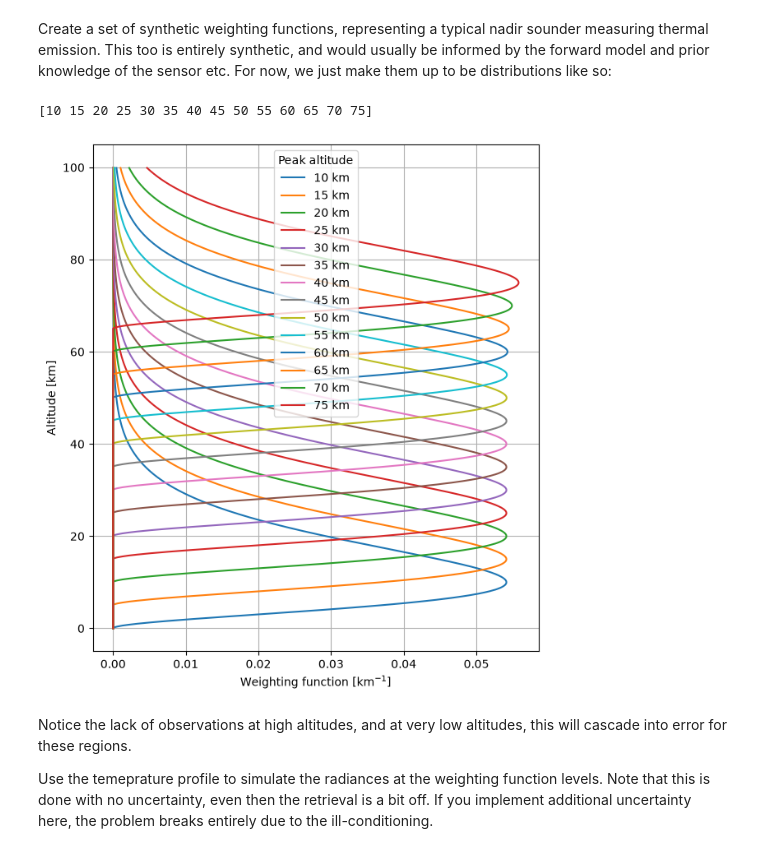
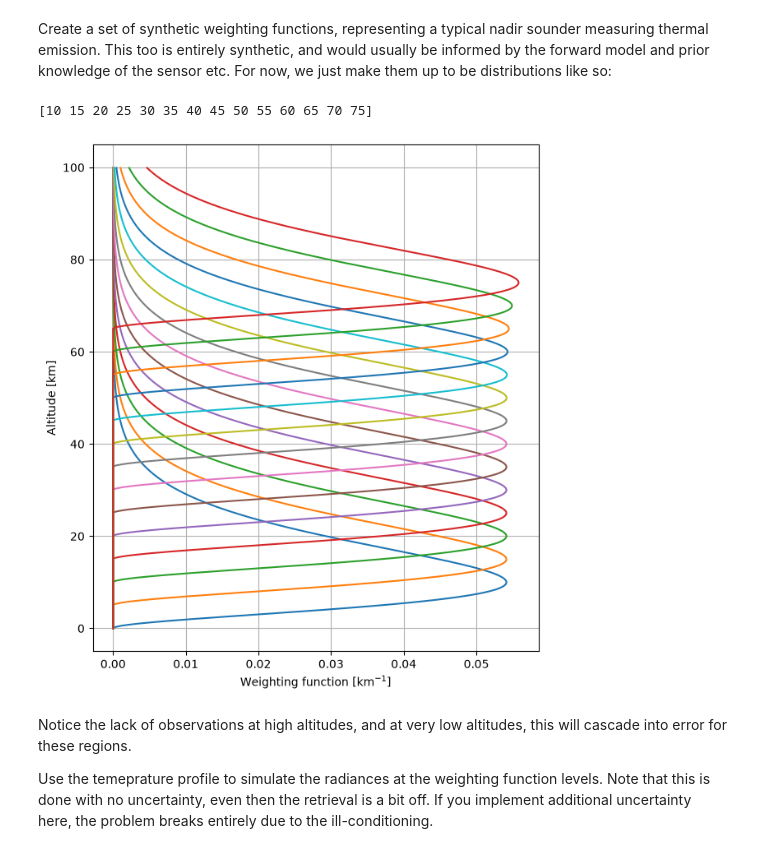
Before and after one commit to mfrans1/PyRodgers, a Jupyter notebook: Introduction/introduction.ipynb, the cells around one changed output. Drawn from its saved outputs; the diff is of its cells as text; code cells hidden in the pictures.

```diff
--- a/Introduction/introduction.ipynb
+++ b/Introduction/introduction.ipynb
@@ -81,35 +81,34 @@ print(centers)
 n = 2
 theta = 5.0
 
 weighting_functions = []
 
 for center in centers:
 
     x = altitude - (center - n * theta)
 
     K = np.zeros_like(altitude)
     mask = x >= 0
     K[mask] = x[mask]**n * np.exp(-x[mask] / theta)
 
     K /= np.trapezoid(K, altitude)
     weighting_functions.append(K)
 
 weighting_functions = np.array(weighting_functions)
 
 plt.figure(figsize=(7, 8))
 
 for center, K in zip(centers, weighting_functions):
     plt.plot(K, altitude, label=f'{center} km')
 
 plt.xlabel('Weighting function [km$^{-1}$]')
 plt.ylabel('Altitude [km]')
-plt.legend(title='Peak altitude')
 plt.grid()
 plt.savefig(os.getcwd() + '/data/weighting_functions.png')
 plt.show()
 # %% [output]
 [10 15 20 25 30 35 40 45 50 55 60 65 70 75]
-[figure, old version]
+[figure, new version]
 # %% [markdown]
 Notice the lack of observations at high altitudes, and at very low altitudes, this will cascade into error for these regions.
 
```
Also changed, not shown: 2 other files.
